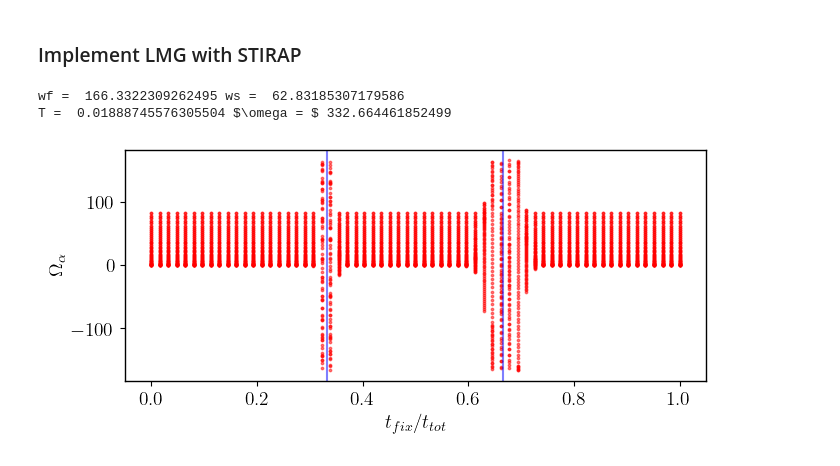
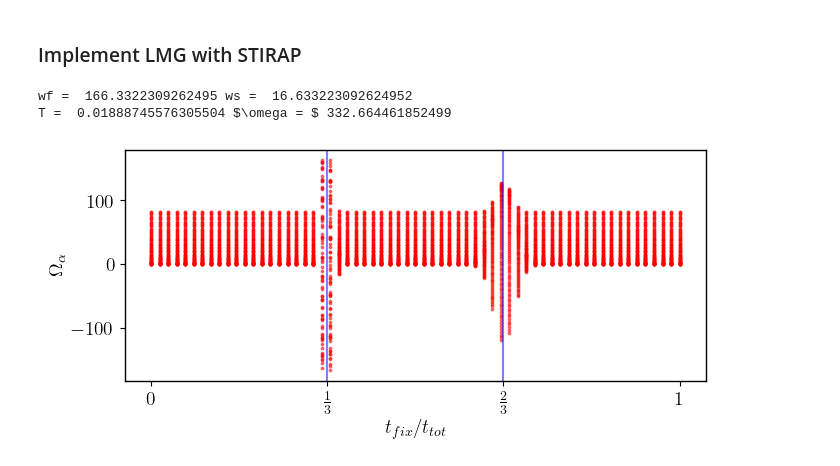
Before and after one commit to rahmahi/DMBL-Engine, a Jupyter notebook: code_STIRAP_DMBL_Engine/stirap_pulse.ipynb, the cells around one changed output. Cells and saved outputs as stored; diff of their text form; code cells hidden in the pictures.

```diff
--- a/code_STIRAP_DMBL_Engine/stirap_pulse.ipynb
+++ b/code_STIRAP_DMBL_Engine/stirap_pulse.ipynb
@@ -346,34 +349,36 @@ if __name__ == '__main__':
     beta_f = 1.0/(2*tau_f **2)
 
     #frequencies of the two signals
-    wf, ws = 4 *Af/frz, 2* np.pi * 10
+    wf, ws = 4 *Af/frz, 4 *As/frz
 
     print("wf = ", wf, "ws = ", ws)
     # wf : ws = nf : ns
     nf, ns = 1, (ws/wf)
     T = np.pi * (nf/wf + ns/ws) / 2
 
     print("T = ", T, r'$\omega = $', 2*np.pi/T)
 
     tfixs = np.linspace(0, 2* np.pi, int(2* np.pi/0.1)+1)
 
     p = Pool(processes = nprocs)
 
     params = {'As':As, 'Af':Af ,'tau_f':tau_f, 'tau_s':tau_s,\
         'beta_s':beta_s, 'beta_f':beta_f, 't_s':t_s, 't_f':t_f, 'ws':ws, 'wf':wf, 'T':T, 'opts':opts}
     flq_tss = np.array(p.starmap(get_ham_tss_stirap,[(N, tfix, opts, params) for tfix in tfixs]))
 
 
     for i, tfix in enumerate(tfixs):
         plt.scatter(np.ones(2*N+1)*tfix/(2* np.pi), flq_tss[i][0], s=3, color="red", alpha=0.5)
 
     plt.xlabel(r"$t_{fix}/t_{tot}$")
     plt.ylabel(r"$\Omega_\alpha$")
 
+    plt.xticks([0, 1/3, 2/3, 1], [r"$0$", r"$\frac{1}{3}$", r"$\frac{2}{3}$", r"$1$"])
+
     plt.axvline(1/3, color="blue", alpha = 0.5)
     plt.axvline(2/3, color="blue", alpha = 0.5)
     plt.show()
 # %% [output]
-wf =  166.3322309262495 ws =  62.83185307179586
+wf =  166.3322309262495 ws =  16.633223092624952
 T =  0.01888745576305504 $\omega = $ 332.664461852499
-[figure, old version]
+[figure, new version]
```
Also changed, not shown: parts of 3 cells of this notebook.
